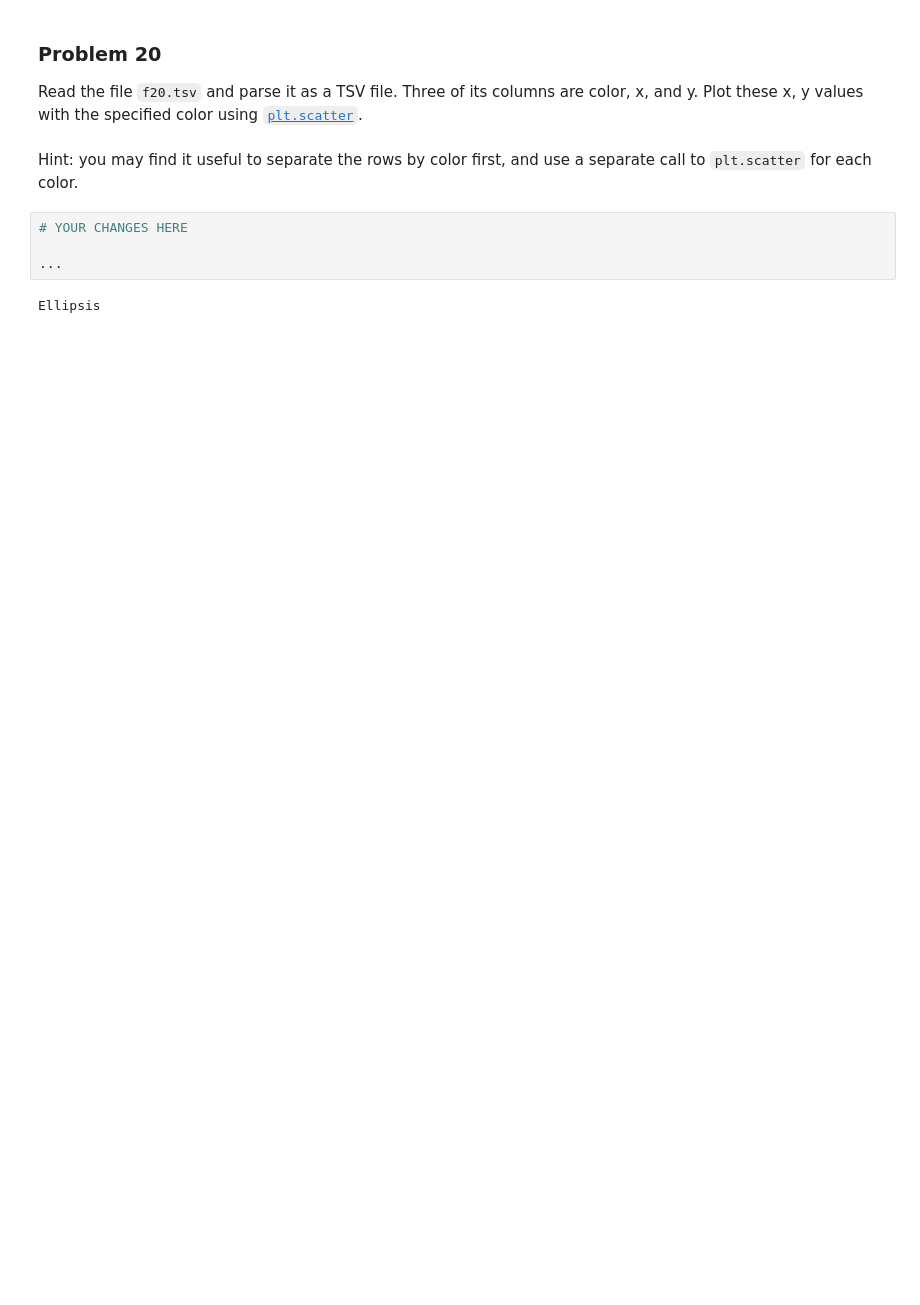
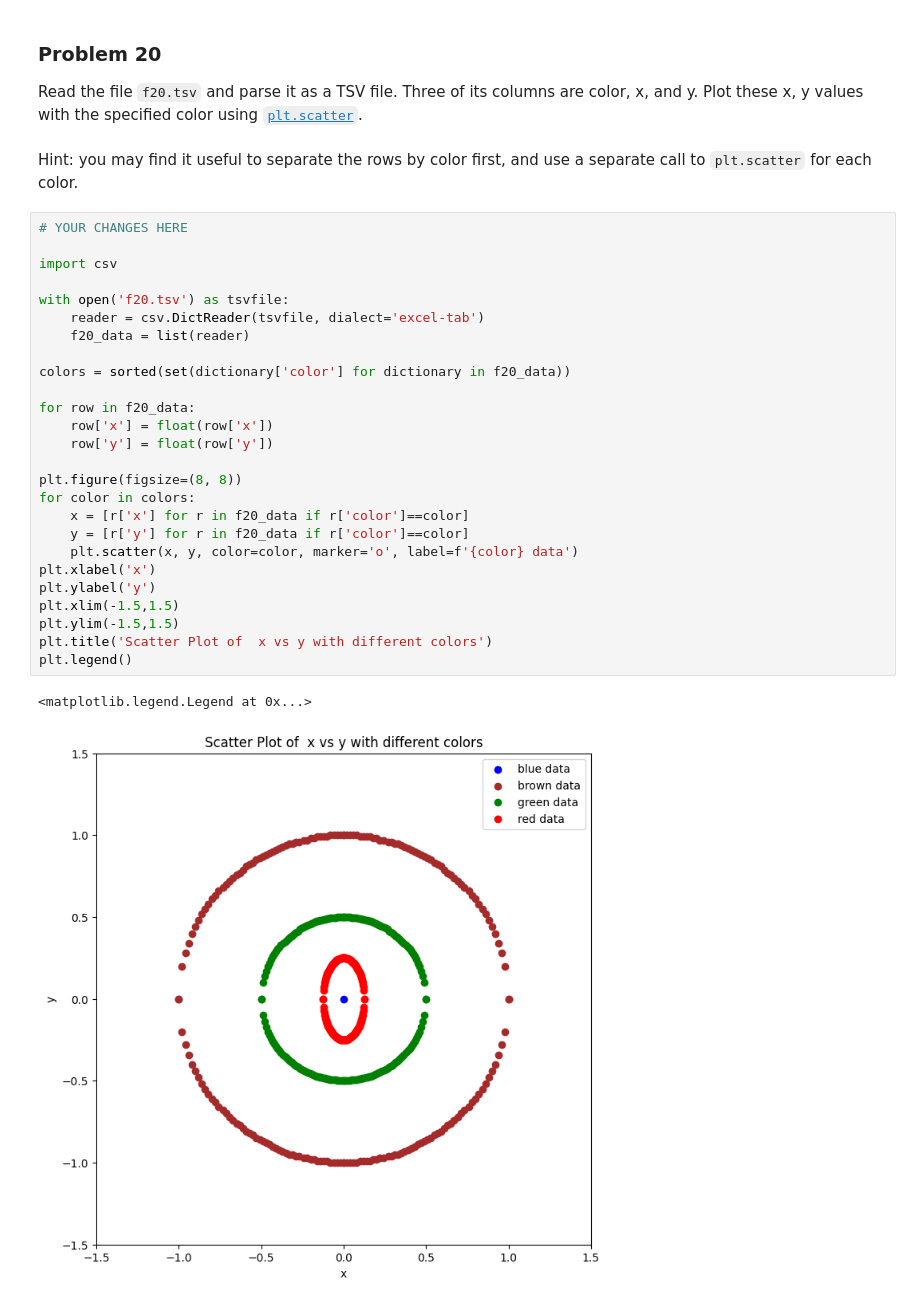
Before and after one commit to jasser-dh/dx602-homework-05, a Jupyter notebook: homework.ipynb, the cells around one changed output. Saved outputs shown, nothing was run; the diff lists cells and outputs as text; blank space fills up the shorter version.

```diff
--- a/homework.ipynb
+++ b/homework.ipynb
@@ -580,9 +602,32 @@ Three of its columns are color, x, and y.
 Plot these x, y values with the specified color using [`plt.scatter`](https://matplotlib.org/stable/api/_as_gen/matplotlib.pyplot.scatter.html).
 # %% [markdown]
 Hint: you may find it useful to separate the rows by color first, and use a separate call to `plt.scatter` for each color.
-# %%
-# YOUR CHANGES HERE
-
-...
-# %% [output]
-Ellipsis
+# %%
+# YOUR CHANGES HERE
+
+import csv
+
+with open('f20.tsv') as tsvfile:
+    reader = csv.DictReader(tsvfile, dialect='excel-tab')
+    f20_data = list(reader)
+
+colors = sorted(set(dictionary['color'] for dictionary in f20_data))
+
+for row in f20_data:
+    row['x'] = float(row['x'])
+    row['y'] = float(row['y'])
+
+plt.figure(figsize=(8, 8))
+for color in colors:
+    x = [r['x'] for r in f20_data if r['color']==color]
+    y = [r['y'] for r in f20_data if r['color']==color]
+    plt.scatter(x, y, color=color, marker='o', label=f'{color} data')
+plt.xlabel('x')
+plt.ylabel('y')
+plt.xlim(-1.5,1.5)
+plt.ylim(-1.5,1.5)
+plt.title('Scatter Plot of  x vs y with different colors')
+plt.legend()
+# %% [output]
+<matplotlib.legend.Legend at 0x...>
+[figure, added]
```
Also changed, not shown: parts of 2 cells of this notebook.
